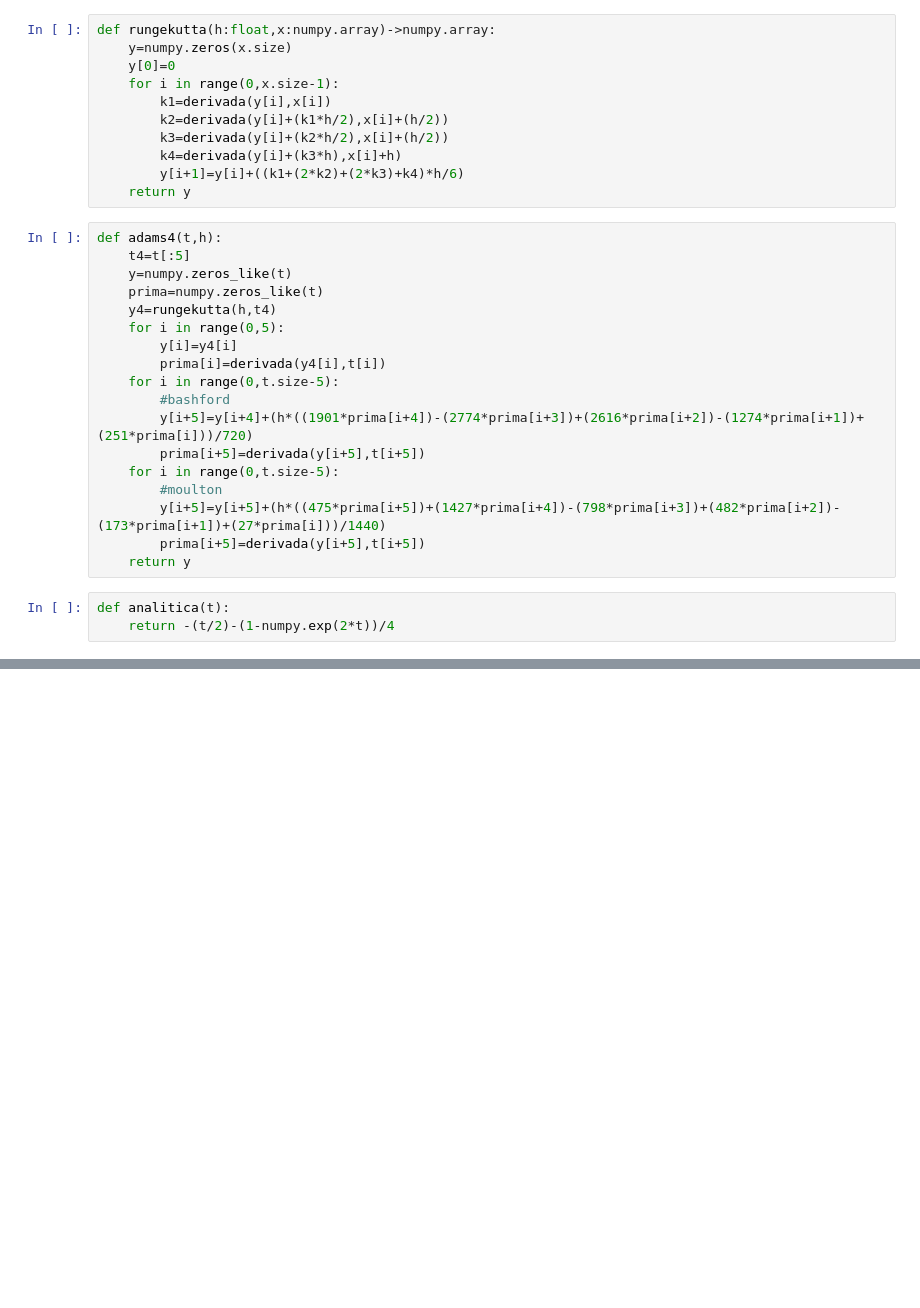
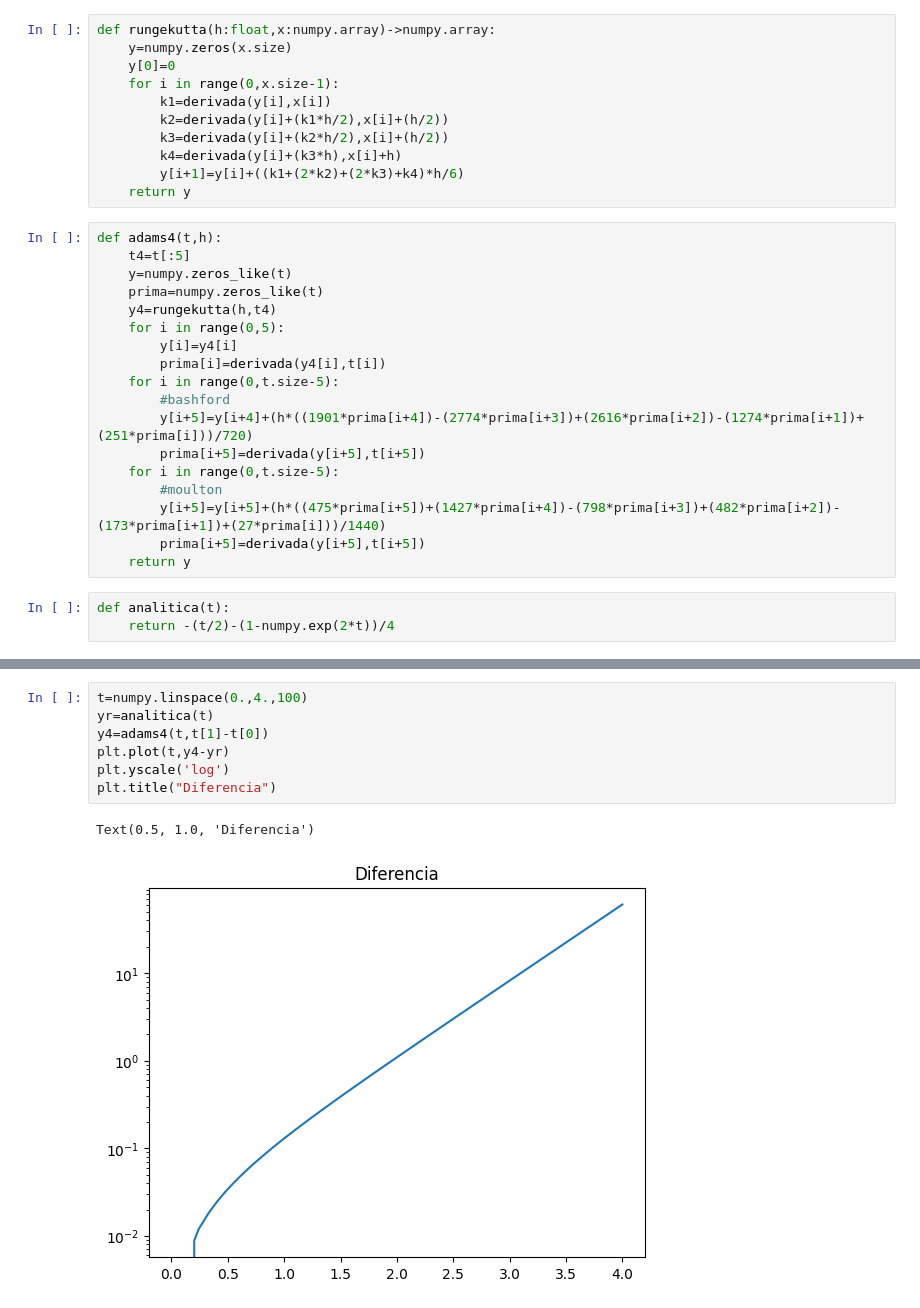
Before and after one commit to JuanDavidAnzolaAldana/MetodosII_AngieRicaurte_JuanAnzola, a Jupyter notebook: Parcial2/punto2.ipynb, the cells around one changed output, grey strips where cells are left out. Drawn from its saved outputs; the diff is of its cells as text; blank space fills up the shorter version.

```diff
--- a/Parcial2/punto2.ipynb
+++ b/Parcial2/punto2.ipynb
@@ -52,0 +54,10 @@ plt.legend()
+# %%
+t=numpy.linspace(0.,4.,100)
+yr=analitica(t)
+y4=adams4(t,t[1]-t[0])
+plt.plot(t,y4-yr)
+plt.yscale('log')
+plt.title("Diferencia")
+# %% [output]
+Text(0.5, 1.0, 'Diferencia')
+[figure, added]
```
Also changed, not shown: parts of 1 cell of this notebook, 1 other file.
